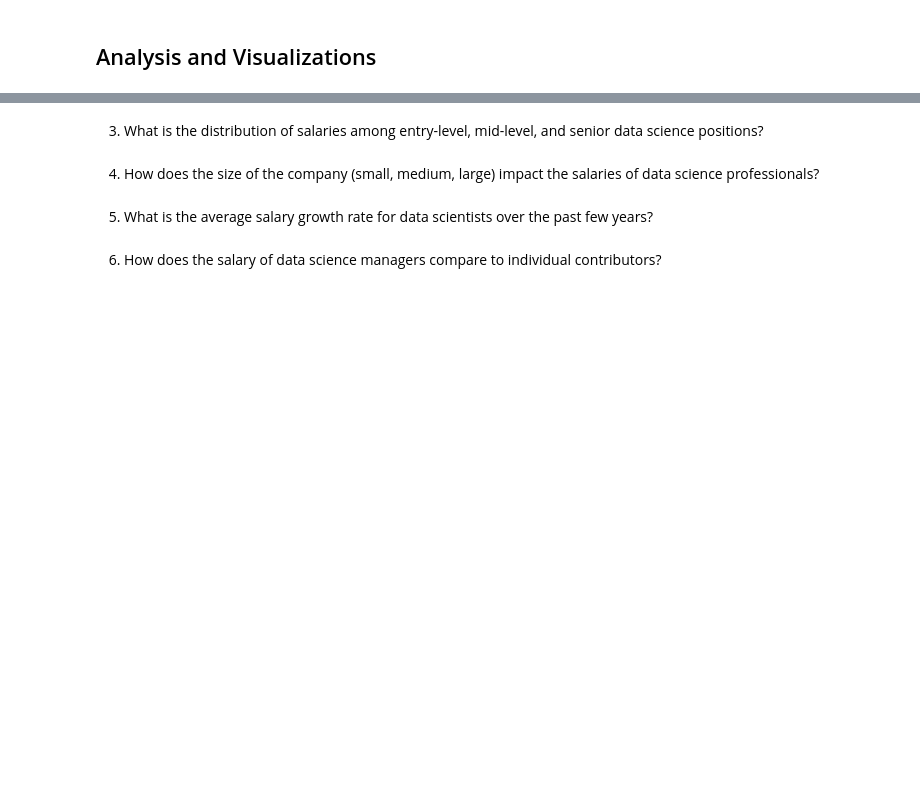
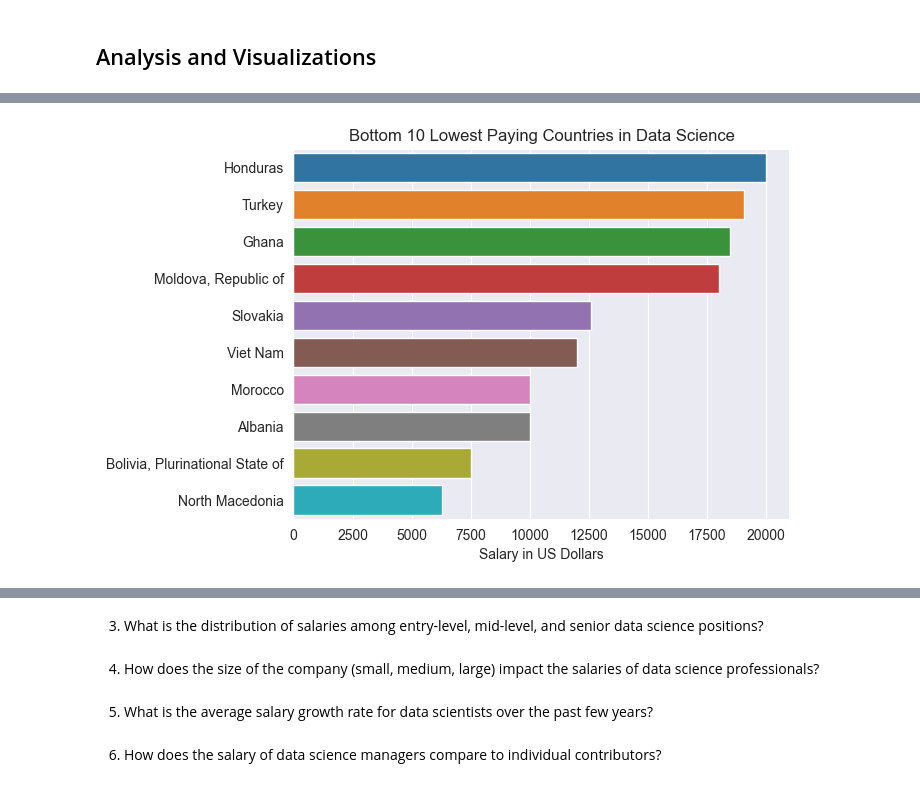
Before and after one commit to Nick-Climaco/code, a Jupyter notebook: Python_code/data projects/Data Science Salaries/notebook.ipynb, the cells around one changed output, grey strips where cells are left out. Saved outputs shown, nothing was run; the diff lists cells and outputs as text; code cells hidden in the pictures; blank space fills up the shorter version.

```diff
--- a/Python_code/data projects/Data Science Salaries/notebook.ipynb
+++ b/Python_code/data projects/Data Science Salaries/notebook.ipynb
@@ -112,0 +130,10 @@ salary_per_location = salary_df.groupby("company_location")["salary_in_usd"].agg
+# %%
+sns.set_style("darkgrid")
+sns.barplot(x = "salary_in_usd", y = "company_location", data=salary_per_location.tail(10))
+
+plt.xlabel("Salary in US Dollars")
+plt.ylabel("")
+plt.title("Bottom 10 Lowest Paying Countries in Data Science")
+plt.show()
+# %% [output]
+[figure, added]
```
Also changed, not shown: parts of 19 cells of this notebook.
